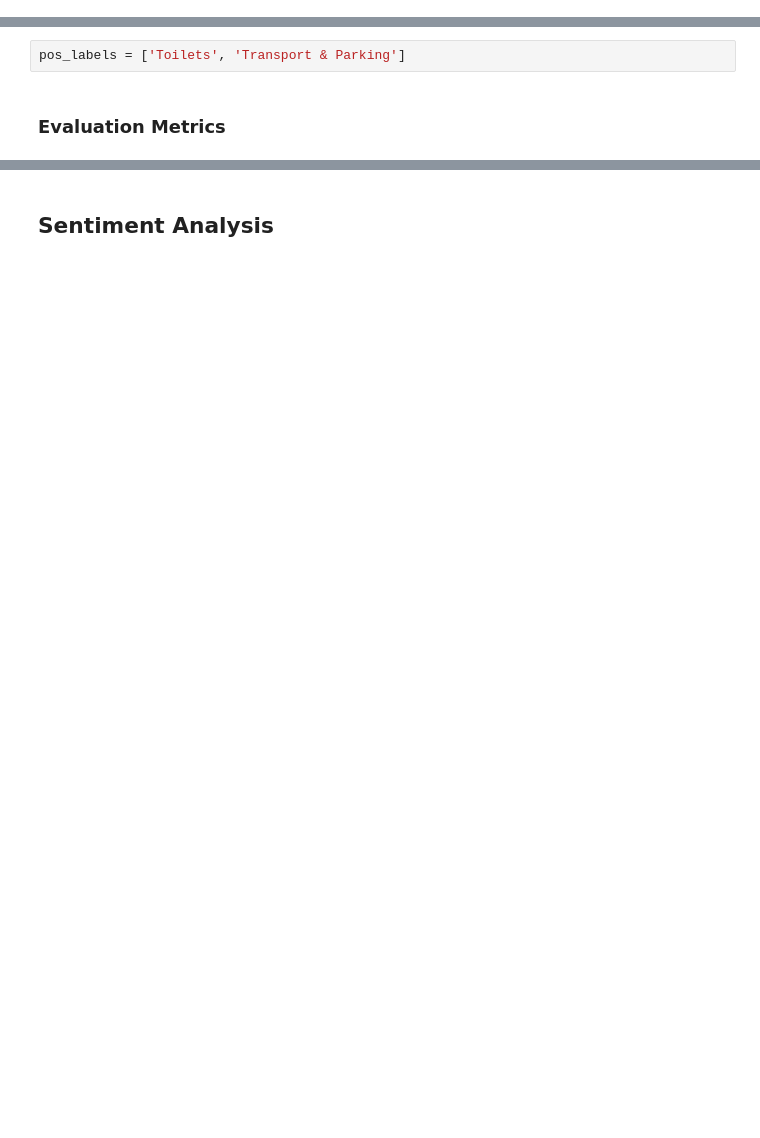
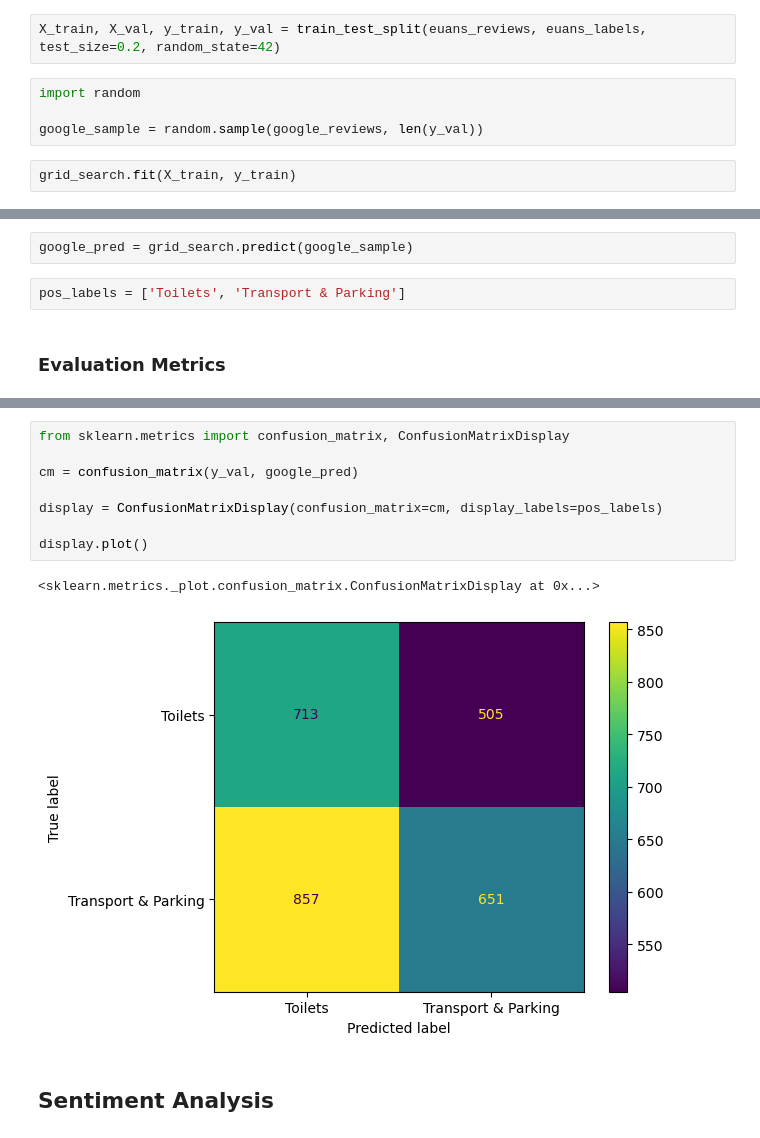
Before and after one commit to Amsterdam-Internships/Venue-Accessibility-Google-Reviews, a Jupyter notebook: notebooks/Pipeline.ipynb, the cells around one changed output, grey strips where cells are left out. Saved outputs shown, nothing was run; the diff lists cells and outputs as text; blank space fills up the shorter version.

```diff
--- a/notebooks/Pipeline.ipynb
+++ b/notebooks/Pipeline.ipynb
@@ -120,0 +168,8 @@ y_pred_probs = nb.predict_proba(X_test)
+# %%
+X_train, X_val, y_train, y_val = train_test_split(euans_reviews, euans_labels, test_size=0.2, random_state=42)
+# %%
+import random
+
+google_sample = random.sample(google_reviews, len(y_val))
+# %%
+grid_search.fit(X_train, y_train)
@@ -121,3 +193,5 @@ y_pred_probs = nb.predict_proba(X_test)
+# %%
+google_pred = grid_search.predict(google_sample)
 # %%
 pos_labels = ['Toilets', 'Transport & Parking']
 # %% [markdown]
@@ -153,3 +251,14 @@ Transport & Parking       0.99      0.99      0.99      1508
+# %%
+from sklearn.metrics import confusion_matrix, ConfusionMatrixDisplay
+
+cm = confusion_matrix(y_val, google_pred)
+
+display = ConfusionMatrixDisplay(confusion_matrix=cm, display_labels=pos_labels)
+
+display.plot()
+# %% [output]
+<sklearn.metrics._plot.confusion_matrix.ConfusionMatrixDisplay at 0x...>
+[figure, added]
 # %% [markdown]
 ## Sentiment Analysis
 # %%
```
Also changed, not shown: parts of 35 cells of this notebook, 20 other files.
